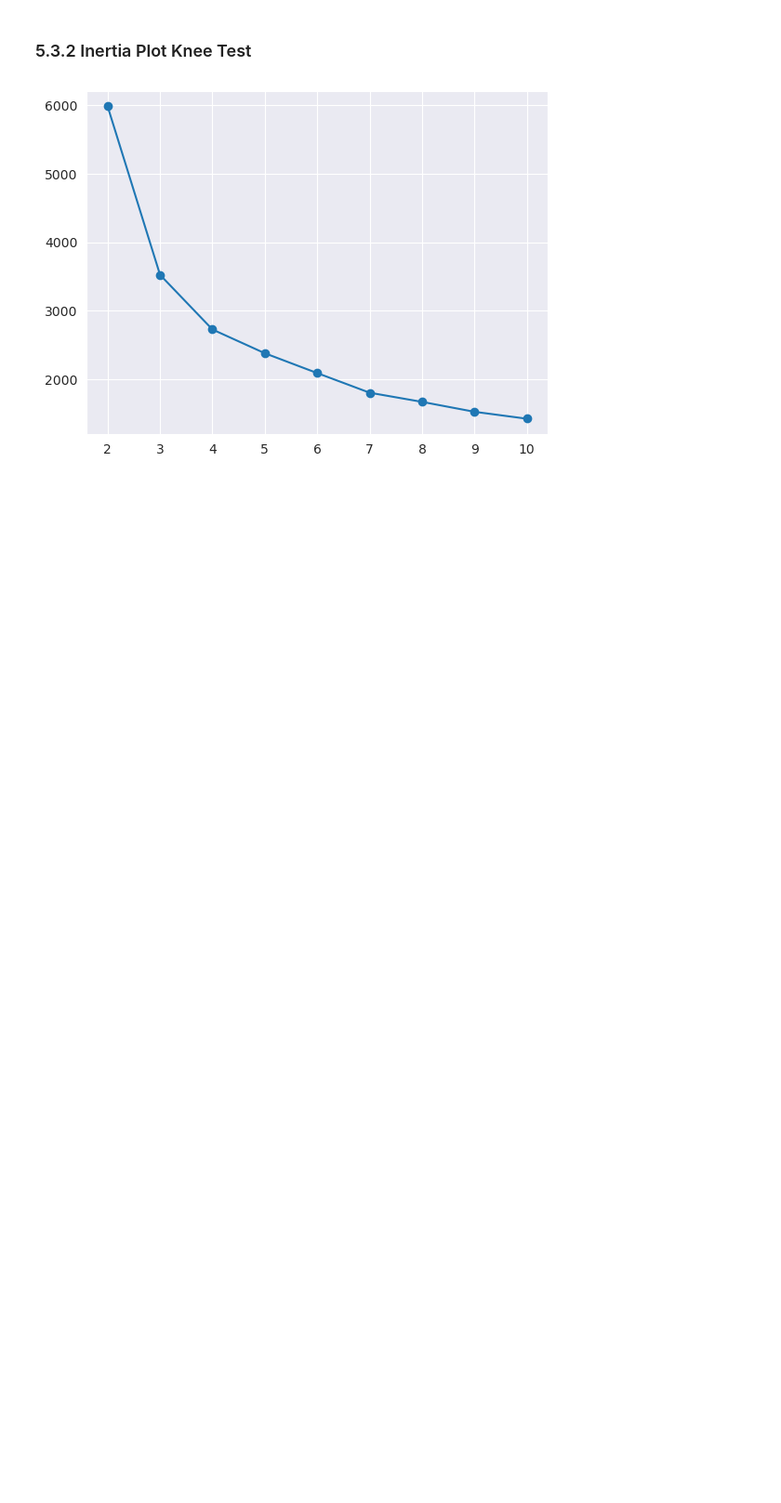
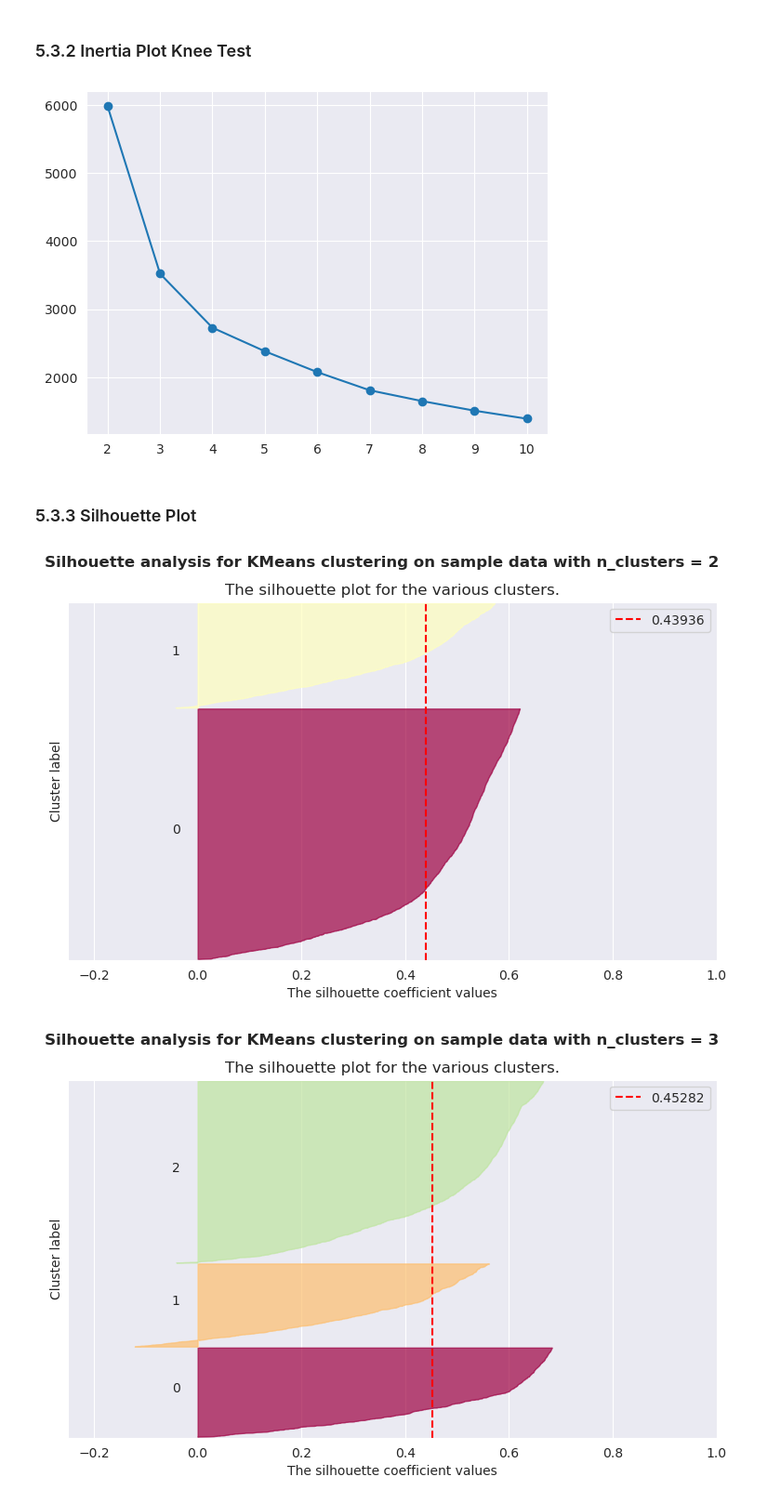
Before and after one commit to ds-edu/DataScienceCapstone_OnlineRetail, a Jupyter notebook: notebooks/CustomerSegmentation.ipynb, the cells around one changed output. Shown at 93% size. Cells and saved outputs as stored; diff of their text form; code cells hidden in the pictures; blank space fills up the shorter version.

```diff
--- a/notebooks/CustomerSegmentation.ipynb
+++ b/notebooks/CustomerSegmentation.ipynb
@@ -903,7 +903,7 @@ models = {
     'KMeans': {
         'model': KMeans(random_state=random_seed),
         'params': {
-            'cluster__n_clusters': np.arange(2,11),
+            'cluster__n_clusters': np.arange(2,11,1),
             'cluster__init' : ['random', 'k-means++'],
             'cluster__n_init' : np.arange(2,11,2),
             'cluster__max_iter': np.arange(100,1100,100),
@@ -915,7 +915,7 @@ models = {
     'Agglomerative': {
         'model': AgglomerativeClustering(),
         'params': {
-            'cluster__n_clusters': np.arange(2,11),
+            'cluster__n_clusters': np.arange(2,11,1),
             'cluster__metric' : [ 'euclidean', 'l1', 'l2', 'manhattan', 'cosine'],
             'cluster__linkage': ['complete', 'average', 'single'],
             'cluster__compute_distances' : [True, False]
@@ -1002,10 +1005,11 @@ def f_hp_optimization(desiredcv, x_data, pipe, params, njobs, f_scoring, fold):
 # %% [markdown]
 Custom Scoring Function for GridSearchCV and RandomizedSearchCV
 # %%
-def f_silhouette_score(model, X):
-    labels = model.fit_predict(X)
+def f_silhouette_score(pipex, X):
+
+    labels = pipex.fit_predict(X)
     sil_score = silhouette_score(X, labels)
-    sil_scores.append(sil_score )
+
     return sil_score
 # %% [markdown]
 ### 5.2.3 Functions for Bayesian Search
@@ -1186,0 +1255,3 @@ for k in Kclusters:
+# %%
+for k in k_clusters:
+    print(f'n_clusters = {k} : {inertias[k]}')
@@ -1191,3 +1272,68 @@ plt.plot(Kclusters, inertias, '-o')
 plt.show()
 # %% [output]
 [figure]
+# %% [markdown]
+### 5.3.3 Silhouette Plot
+# %%
+
+avg_silhouette_scores = []
+avg_per_k = {}
+
+for k in k_clusters:
+    fig, ax1 = plt.subplots(1, 1)
+    fig.set_size_inches(9, 5)
+
+
+    # The silhouette coefficient can range from -1, 1
+    ax1.set_xlim([-0.25, 1])
+    ax1.set_ylim([0, len(X_scaled) + (k + 1) * 10])
+
+
+    clusterer = KMeans(n_clusters=k, random_state=random_seed, max_iter=1000)
+    cl_labels = clusterer.fit_predict(X_scaled)
+
+
+    silhouette_avg  = silhouette_score(X_scaled, cl_labels)
+    avg_silhouette_scores.append(silhouette_avg)
+    avg_per_k[k] = silhouette_avg
+
+    sample_silhouette_values = silhouette_samples(X_scaled, cl_labels)
+
+    y_lower = 10
+    for i in range(k):
+        ith_cluster_silhouette_values = \
+            sample_silhouette_values[cl_labels == i]
+
+        ith_cluster_silhouette_values.sort()
+
+        size_cluster_i = ith_cluster_silhouette_values.shape[0]
+        y_upper = y_lower + size_cluster_i
+
+        cmap = colormaps.get_cmap('Spectral')
+        color = cmap(float(i) / k)
+        ax1.fill_betweenx(np.arange(y_lower, y_upper),
+                          0, ith_cluster_silhouette_values,
+                          facecolor=color, edgecolor=color, alpha=0.7)
+
+        ax1.text(-0.05, y_lower + 0.5 * size_cluster_i, str(i))
+
+        y_lower = y_upper + 10  # 10 for the 0 samples
+
+
+
+    ax1.set_title("The silhouette plot for the various clusters.")
+    ax1.set_xlabel("The silhouette coefficient values")
+    ax1.set_ylabel("Cluster label")
+
+
+    ax1.axvline(x=silhouette_avg, color="red", linestyle="--", label=silhouette_avg.round(5))
+
+    ax1.set_yticks([])  # Clear the yaxis labels / ticks
+    ax1.set_xticks([ -0.2, 0, 0.2, 0.4, 0.6, 0.8, 1])
+    plt.legend()
+    plt.suptitle(("Silhouette analysis for KMeans clustering on sample data "
+                  "with n_clusters = %d" % k),
+                 fontsize=12, fontweight='bold')
+# %% [output]
+[figure, added]
+[figure, added]
```
Also changed, not shown: parts of 35 cells of this notebook.
